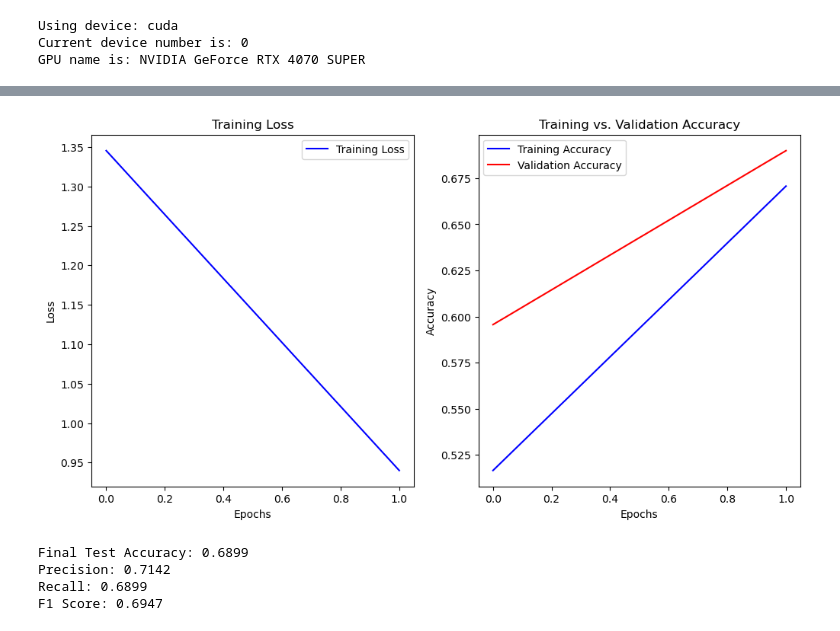
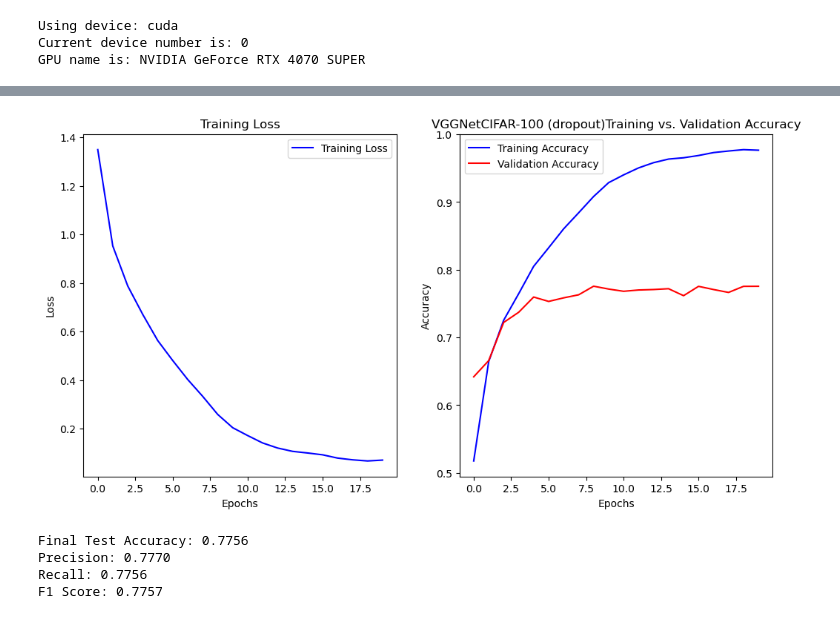
Before and after one commit to nathon-tadeo/4106-Realtime-ML, a Jupyter notebook: Hw2/homework_2_real_time_ml.ipynb, the cells around one changed output, grey strips where cells are left out. Drawn from its saved outputs; the diff is of its cells as text; code cells hidden in the pictures.

```diff
--- a/Hw2/homework_2_real_time_ml.ipynb
+++ b/Hw2/homework_2_real_time_ml.ipynb
@@ -795,9 +795,9 @@ F1 Score: 0.3796
 # %%
-# Problem 2: Simplified VGGnet model CIFAR-10 no Dropout
+# Problem 2: Simplified VGGnet model CIFAR-10 without Dropout
 # Hyperparameters
 batch_size = 64
 learning_rate = 0.001
-num_epochs = 2
+num_epochs = 20
 num_classes = 10
 
 # Load CIFAR-10 dataset
@@ -935,7 +935,7 @@ ax2.plot(range(len(train_accuracies)), train_accuracies, label="Training Accurac
 ax2.plot(range(len(val_accuracies)), val_accuracies, label="Validation Accuracy", color="red")
 ax2.set_xlabel("Epochs")
 ax2.set_ylabel("Accuracy")
-ax2.set_title("Training vs. Validation Accuracy")
+ax2.set_title("VGGNetCIFAR-10 (no dropout)Training vs. Validation Accuracy")
 ax2.legend()
 
 plt.show()
@@ -975,7 +988,7 @@ F1 Score: 0.6528
 # Hyperparameters
 batch_size = 64
 learning_rate = 0.001
-num_epochs = 2
+num_epochs = 20
 num_classes = 10
 
 # Load CIFAR-10 dataset
@@ -1143,9 +1179,9 @@ print(f"F1 Score: {f1:.4f}")
 # %%
-# Problem 2: Simplified VGGnet model CIFAR-100 no Dropout
+# Problem 2: Simplified VGGnet model CIFAR-100 without Dropout
 # Hyperparameters
 batch_size = 64
 learning_rate = 0.001
-num_epochs = 2
+num_epochs = 20
 num_classes = 100
 
 # Load CIFAR-10 dataset
@@ -1283,7 +1319,7 @@ ax2.plot(range(len(train_accuracies)), train_accuracies, label="Training Accurac
 ax2.plot(range(len(val_accuracies)), val_accuracies, label="Validation Accuracy", color="red")
 ax2.set_xlabel("Epochs")
 ax2.set_ylabel("Accuracy")
-ax2.set_title("Training vs. Validation Accuracy")
+ax2.set_title("VGGNetCIFAR-10 (dropout)Training vs. Validation Accuracy")
 ax2.legend()
 
 plt.show()
@@ -1313,8 +1372,8 @@ print(f"F1 Score: {f1:.4f}")
 # Hyperparameters
 batch_size = 64
 learning_rate = 0.001
-num_epochs = 2
-num_classes = 10
+num_epochs = 20
+num_classes = 100
 
 # Load CIFAR-10 dataset
 transform = transforms.Compose([
@@ -1453,7 +1512,7 @@ ax2.plot(range(len(train_accuracies)), train_accuracies, label="Training Accurac
 ax2.plot(range(len(val_accuracies)), val_accuracies, label="Validation Accuracy", color="red")
 ax2.set_xlabel("Epochs")
 ax2.set_ylabel("Accuracy")
-ax2.set_title("Training vs. Validation Accuracy")
+ax2.set_title("VGGNetCIFAR-10 (dropout)Training vs. Validation Accuracy")
 ax2.legend()
 
 plt.show()
@@ -1482,7 +1564,7 @@ print(f"F1 Score: {f1:.4f}")
 # Problem 3: Simplified VGGnet model CIFAR-10 without Dropout
 batch_size = 64
 learning_rate = 0.001
-num_epochs = 2
+num_epochs = 20
 num_classes = 10
 
 # Load CIFAR-10 dataset
@@ -1657,7 +1739,7 @@ ax2.plot(range(len(train_accuracies)), train_accuracies, label="Training Accurac
 ax2.plot(range(len(val_accuracies)), val_accuracies, label="Validation Accuracy", color="red")
 ax2.set_xlabel("Epochs")
 ax2.set_ylabel("Accuracy")
-ax2.set_title("Training vs. Validation Accuracy")
+ax2.set_title("VGGNetCIFAR-100 (dropout)Training vs. Validation Accuracy")
 ax2.legend()
 
 plt.show()
@@ -1690,8 +1785,8 @@ Training Time: 43.92 seconds
-[figure, old version]
+[figure, new version]
-Final Test Accuracy: 0.6899
-Precision: 0.7142
-Recall: 0.6899
-F1 Score: 0.6947
+Final Test Accuracy: 0.7756
+Precision: 0.7770
+Recall: 0.7756
+F1 Score: 0.7757
 # %%
 # Problem 3: Simplified Resnet-18 model CIFAR-10 with Dropout
 batch_size = 64
```
Also changed, not shown: parts of 12 cells of this notebook.
